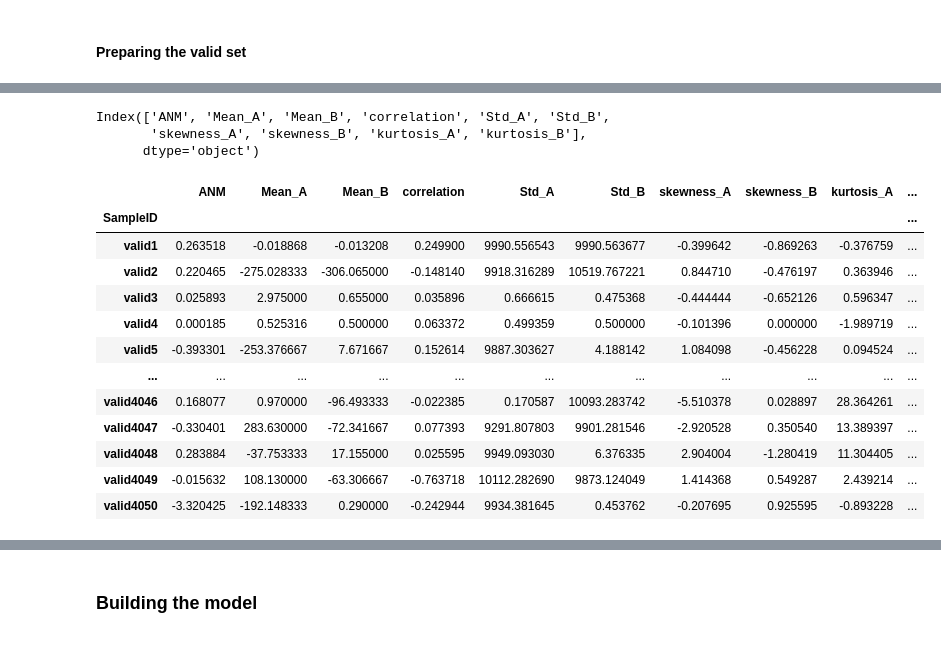
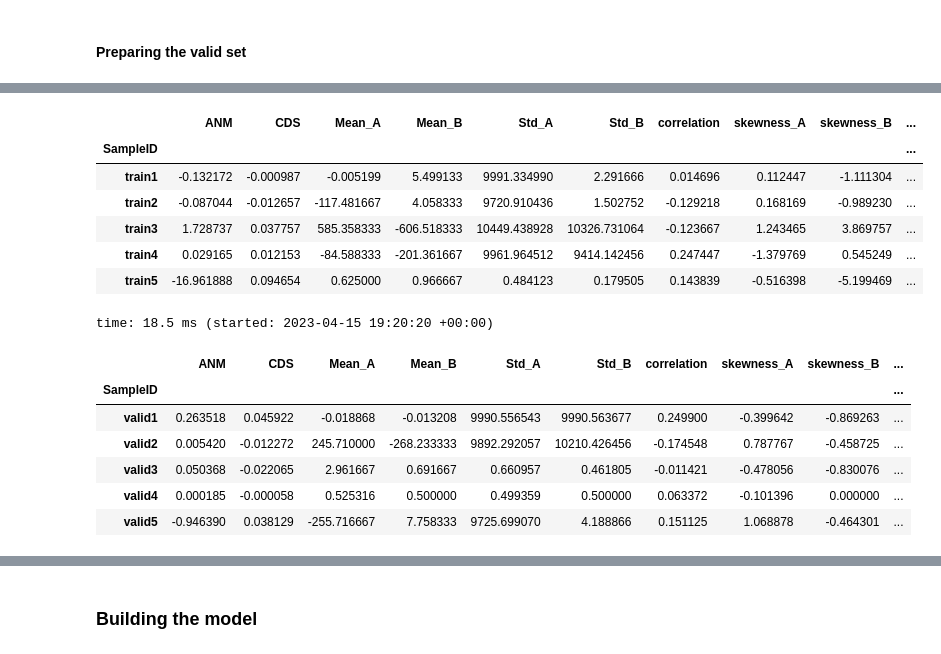
Before and after one commit to RachaHachem/Solving-Medi-Fair-Challenge, a Jupyter notebook: Baseline Methods/Code/Medi_Fair_baseline_methods.ipynb, the cells around one changed output, grey strips where cells are left out. Saved outputs shown, nothing was run; the diff lists cells and outputs as text; code cells hidden in the pictures.

```diff
--- a/Baseline Methods/Code/Medi_Fair_baseline_methods.ipynb
+++ b/Baseline Methods/Code/Medi_Fair_baseline_methods.ipynb
@@ -462,0 +566,2 @@ dtype: int64
+# %%
+res_valid = X_valid_downsampled.progress_apply(anm_score_pair, axis=1)
@@ -462,0 +587,2 @@ dtype: int64
+# %%
+cds_res_valid = X_valid_downsampled.progress_apply(cds_score_pair, axis=1)
@@ -463,6 +591,6 @@ dtype: int64
 # %%
-res_valid = X_valid_downsampled.progress_apply(score_pair, axis=1)
 df_valid = pd.DataFrame(data=res_valid, columns =['ANM']).rename_axis('SampleID')
+df_valid['CDS'] = cds_res_valid
 
 df_valid['Mean_A'] = X_valid_downsampled['A'].apply(np.mean)
 df_valid['Mean_B'] = X_valid_downsampled['B'].apply(np.mean)
@@ -478,5 +606,5 @@ df_valid['skewness_B'] = X_valid_downsampled['B'].apply(skew)
 df_valid['kurtosis_A'] = X_valid_downsampled['A'].apply(kurtosis)
 df_valid['kurtosis_B'] = X_valid_downsampled['B'].apply(kurtosis)
 
-df_valid
+df_valid.head(2)
 # %% [output]
@@ -543,25 +651,21 @@ dtype: int64
 # %%
-df.columns
+df.head()
 # %% [output]
+|  | ANM | CDS | Mean_A | Mean_B | Std_A | Std_B | correlation | skewness_A | skewness_B | ... |
+| SampleID |  |  |  |  |  |  |  |  |  | ... |
+| train1 | -0.132172 | -0.000987 | -0.005199 | 5.499133 | 9991.334990 | 2.291666 | 0.014696 | 0.112447 | -1.111304 | ... |
+| train2 | -0.087044 | -0.012657 | -117.481667 | 4.058333 | 9720.910436 | 1.502752 | -0.129218 | 0.168169 | -0.989230 | ... |
+| train3 | 1.728737 | 0.037757 | 585.358333 | -606.518333 | 10449.438928 | 10326.731064 | -0.123667 | 1.243465 | 3.869757 | ... |
+| train4 | 0.029165 | 0.012153 | -84.588333 | -201.361667 | 9961.964512 | 9414.142456 | 0.247447 | -1.379769 | 0.545249 | ... |
+| train5 | -16.961888 | 0.094654 | 0.625000 | 0.966667 | 0.484123 | 0.179505 | 0.143839 | -0.516398 | -5.199469 | ... |
-Index(['ANM', 'Mean_A', 'Mean_B', 'correlation', 'Std_A', 'Std_B',
-       'skewness_A', 'skewness_B', 'kurtosis_A', 'kurtosis_B'],
-      dtype='object')
+time: 18.5 ms (started: 2023-04-15 19:20:20 +00:00)
-# %%
-df_valid = df_valid[['ANM', 'Mean_A', 'Mean_B', 'correlation', 'Std_A', 'Std_B',
-       'skewness_A', 'skewness_B', 'kurtosis_A', 'kurtosis_B']]
 # %%
-df_valid
+df_valid.head()
 # %% [output]
-|  | ANM | Mean_A | Mean_B | correlation | Std_A | Std_B | skewness_A | skewness_B | kurtosis_A | ... |
+|  | ANM | CDS | Mean_A | Mean_B | Std_A | Std_B | correlation | skewness_A | skewness_B | ... |
 | SampleID |  |  |  |  |  |  |  |  |  | ... |
-| valid1 | 0.263518 | -0.018868 | -0.013208 | 0.249900 | 9990.556543 | 9990.563677 | -0.399642 | -0.869263 | -0.376759 | ... |
-| valid2 | 0.220465 | -275.028333 | -306.065000 | -0.148140 | 9918.316289 | 10519.767221 | 0.844710 | -0.476197 | 0.363946 | ... |
-| valid3 | 0.025893 | 2.975000 | 0.655000 | 0.035896 | 0.666615 | 0.475368 | -0.444444 | -0.652126 | 0.596347 | ... |
-| valid4 | 0.000185 | 0.525316 | 0.500000 | 0.063372 | 0.499359 | 0.500000 | -0.101396 | 0.000000 | -1.989719 | ... |
-| valid5 | -0.393301 | -253.376667 | 7.671667 | 0.152614 | 9887.303627 | 4.188142 | 1.084098 | -0.456228 | 0.094524 | ... |
-| ... | ... | ... | ... | ... | ... | ... | ... | ... | ... | ... |
-| valid4046 | 0.168077 | 0.970000 | -96.493333 | -0.022385 | 0.170587 | 10093.283742 | -5.510378 | 0.028897 | 28.364261 | ... |
-| valid4047 | -0.330401 | 283.630000 | -72.341667 | 0.077393 | 9291.807803 | 9901.281546 | -2.920528 | 0.350540 | 13.389397 | ... |
-| valid4048 | 0.283884 | -37.753333 | 17.155000 | 0.025595 | 9949.093030 | 6.376335 | 2.904004 | -1.280419 | 11.304405 | ... |
-| valid4049 | -0.015632 | 108.130000 | -63.306667 | -0.763718 | 10112.282690 | 9873.124049 | 1.414368 | 0.549287 | 2.439214 | ... |
-| valid4050 | -3.320425 | -192.148333 | 0.290000 | -0.242944 | 9934.381645 | 0.453762 | -0.207695 | 0.925595 | -0.893228 | ... |
+| valid1 | 0.263518 | 0.045922 | -0.018868 | -0.013208 | 9990.556543 | 9990.563677 | 0.249900 | -0.399642 | -0.869263 | ... |
+| valid2 | 0.005420 | -0.012272 | 245.710000 | -268.233333 | 9892.292057 | 10210.426456 | -0.174548 | 0.787767 | -0.458725 | ... |
+| valid3 | 0.050368 | -0.022065 | 2.961667 | 0.691667 | 0.660957 | 0.461805 | -0.011421 | -0.478056 | -0.830076 | ... |
+| valid4 | 0.000185 | -0.000058 | 0.525316 | 0.500000 | 0.499359 | 0.500000 | 0.063372 | -0.101396 | 0.000000 | ... |
+| valid5 | -0.946390 | 0.038129 | -255.716667 | 7.758333 | 9725.699070 | 4.188866 | 0.151125 | 1.068878 | -0.464301 | ... |
```
Also changed, not shown: parts of 74 cells of this notebook.
